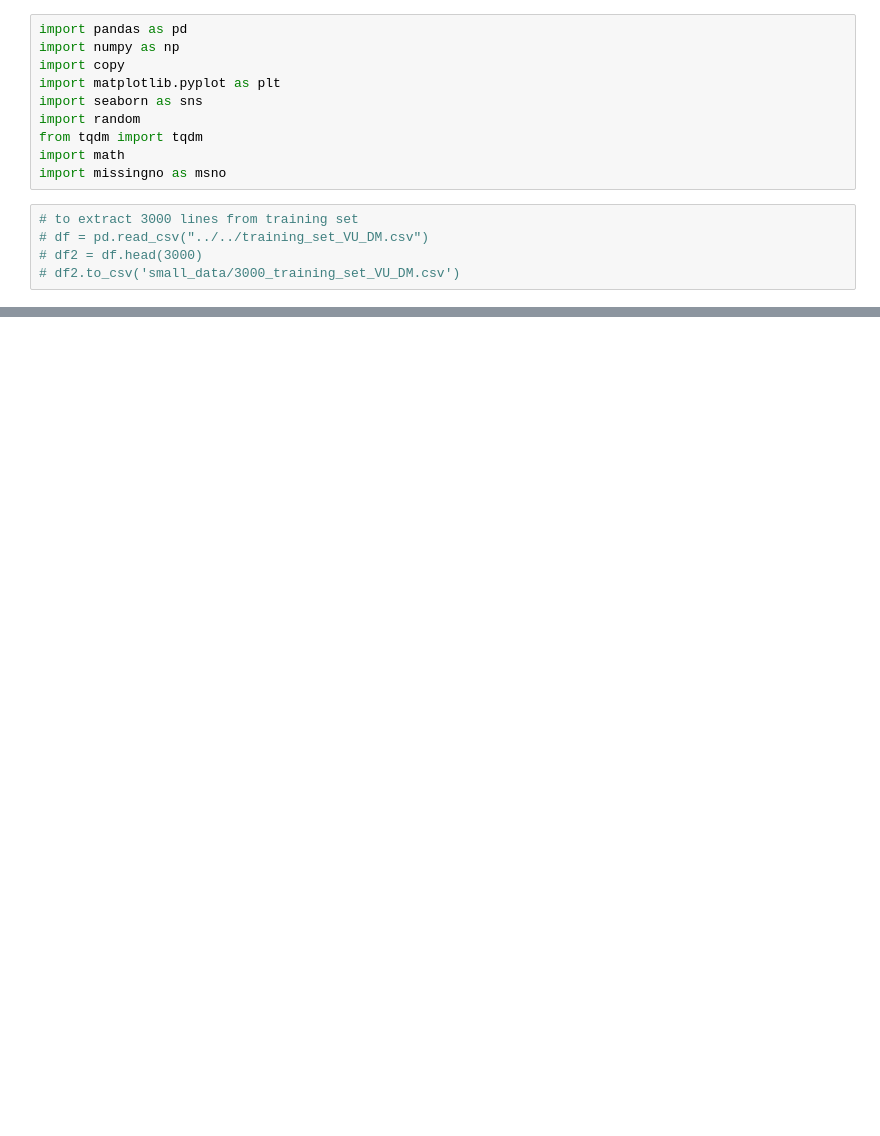
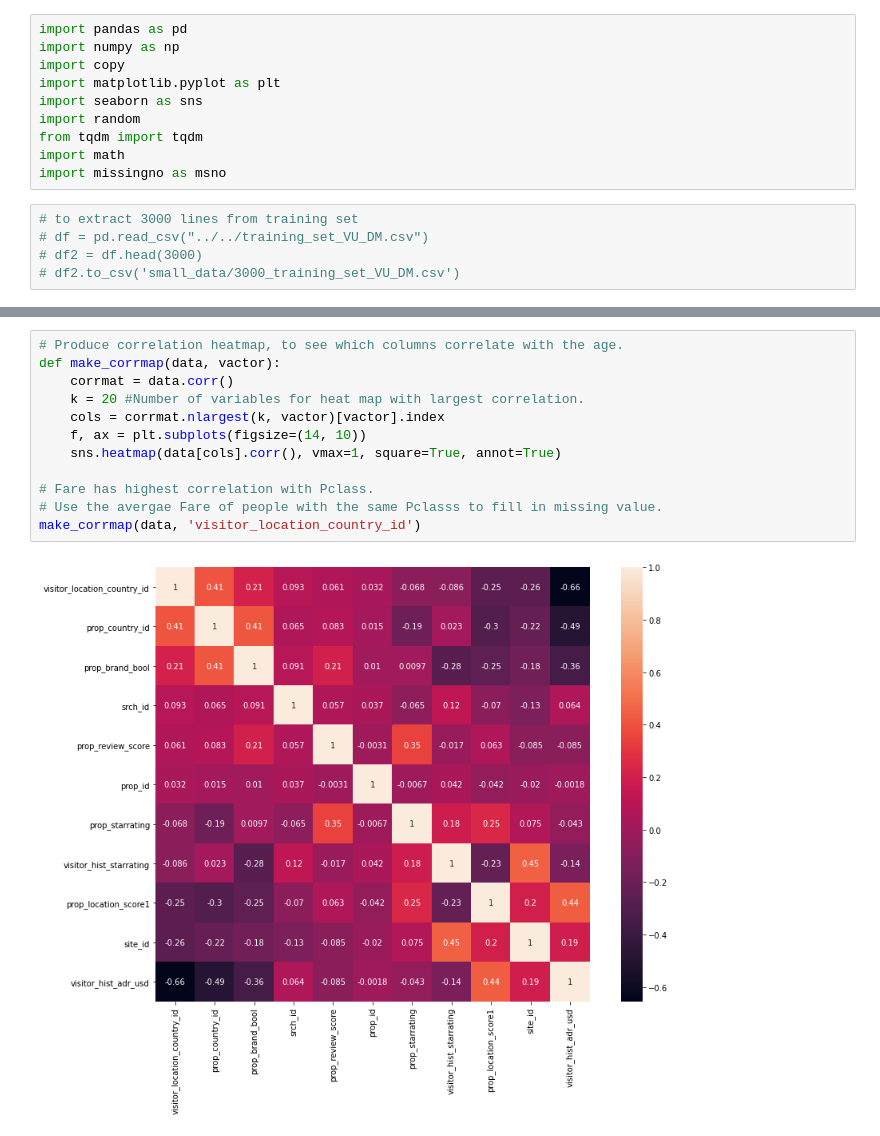
Before and after one commit to Karim-1/data-mining, a Jupyter notebook: assignment2/eda.ipynb, the cells around one changed output, grey strips where cells are left out. Drawn from its saved outputs; the diff is of its cells as text; blank space fills up the shorter version.

```diff
--- a/assignment2/eda.ipynb
+++ b/assignment2/eda.ipynb
@@ -19,0 +67,14 @@ FileNotFoundError: [Errno 2] No such file or directory: 'small_data/training_set
+# %%
+# Produce correlation heatmap, to see which columns correlate with the age.
+def make_corrmap(data, vactor):
+    corrmat = data.corr()
+    k = 20 #Number of variables for heat map with largest correlation.
+    cols = corrmat.nlargest(k, vactor)[vactor].index
+    f, ax = plt.subplots(figsize=(14, 10))
+    sns.heatmap(data[cols].corr(), vmax=1, square=True, annot=True)
+
+# Fare has highest correlation with Pclass.
+# Use the avergae Fare of people with the same Pclasss to fill in missing value.
+make_corrmap(data, 'visitor_location_country_id')
+# %% [output]
+[figure, added]
```
Also changed, not shown: parts of 6 cells of this notebook, 2 other files.
